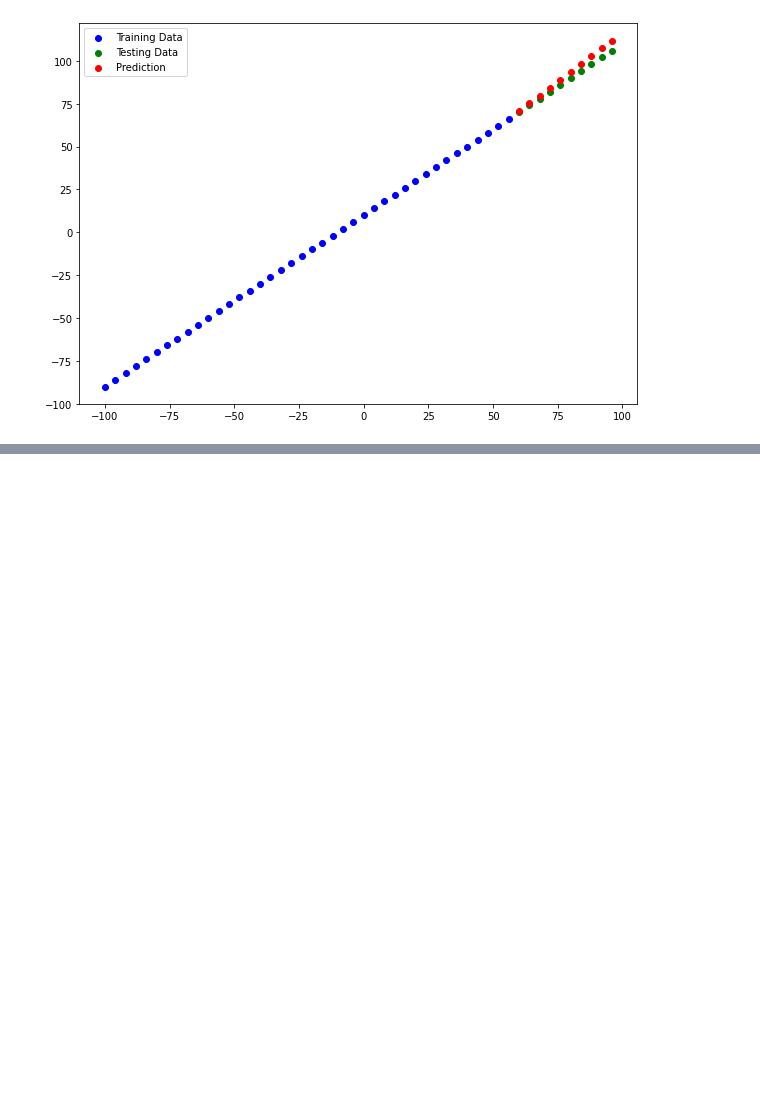
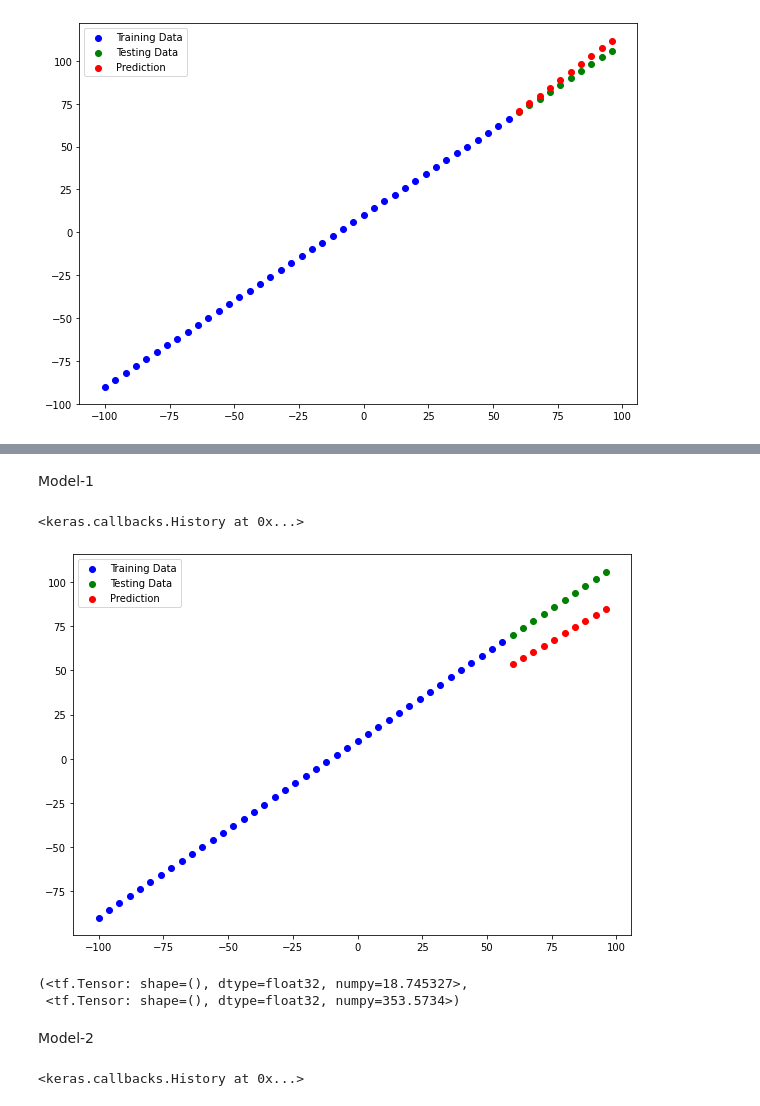
Before and after one commit to sameer203/Tensorflow_, a Jupyter notebook: 01_neural_network_regression_with_tensorflow.ipynb, the cells around one changed output, grey strips where cells are left out. Cells and saved outputs as stored; diff of their text form; code cells hidden in the pictures; blank space fills up the shorter version.

Commit message:
4 models created

```diff
--- a/01_neural_network_regression_with_tensorflow.ipynb
+++ b/01_neural_network_regression_with_tensorflow.ipynb
@@ -318,0 +374,54 @@ plot_pred()
+# %% [markdown]
+Model-1
+# %%
+tf.random.set_seed(42)
+
+# 1. Create a model using the sequential API
+model_1= tf.keras.Sequential([
+                            tf.keras.layers.Dense(1)])
+
+# 2. compile the model
+
+model_1.compile(loss=tf.keras.losses.mae,
+              optimizer= tf.keras.optimizers.SGD(),
+              metrics=["mae"])
+
+# 3. Fit the Model
+model_1.fit(X_train, y_train, epochs=100, verbose=0)
+# %% [output]
+<keras.callbacks.History at 0x...>
+# %%
+# Evaluating the Metrics
+y_pred_1 = model_1.predict(X_test)
+plot_pred(prediction=y_pred_1)
+# %% [output]
+[figure, added]
+# %%
+mae_1 = mae(y_test,y_pred_1)
+mse_1 = mse(y_test, y_pred_1)
+
+mae_1, mse_1
+# %% [output]
+(<tf.Tensor: shape=(), dtype=float32, numpy=18.745327>,
+ <tf.Tensor: shape=(), dtype=float32, numpy=353.5734>)
+# %% [markdown]
+Model-2
+# %%
+# two layer model
+tf.random.set_seed(42)
+
+# 1. Create a model using the sequential API
+model_2= tf.keras.Sequential([
+                            tf.keras.layers.Dense(100, activation="relu"),
+                            tf.keras.layers.Dense(1)])
+
+# 2. compile the model
+
+model_2.compile(loss=tf.keras.losses.mae,
+              optimizer= tf.keras.optimizers.SGD(),
+              metrics=["mse"])
+
+# 3. Fit the Model
+model_2.fit(X_train, y_train, epochs=100, verbose=0)
+# %% [output]
+<keras.callbacks.History at 0x...>
```
Also changed, not shown: parts of 19 cells of this notebook.
